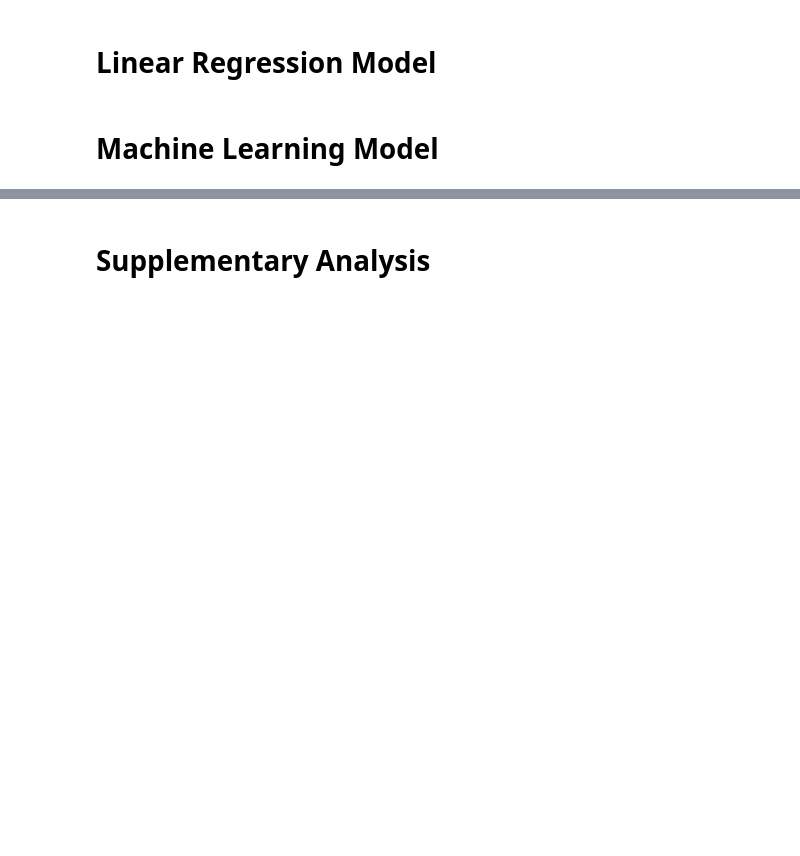
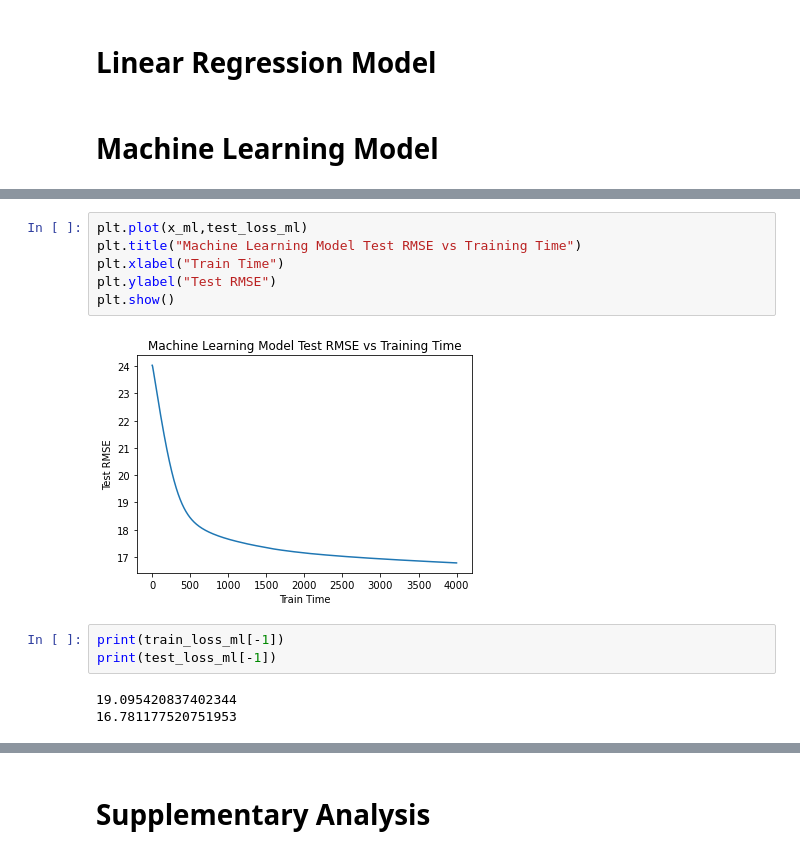
Before and after one commit to zimine/Data200-project, a Jupyter notebook: Final_writeup.ipynb, the cells around one changed output, grey strips where cells are left out. Cells and saved outputs as stored; diff of their text form; blank space fills up the shorter version.

```diff
--- a/Final_writeup.ipynb
+++ b/Final_writeup.ipynb
@@ -402,0 +544,14 @@ NameError: name 'gdf' is not defined
+# %%
+plt.plot(x_ml,test_loss_ml)
+plt.title("Machine Learning Model Test RMSE vs Training Time")
+plt.xlabel("Train Time")
+plt.ylabel("Test RMSE")
+plt.show()
+# %% [output]
+[figure, added]
+# %%
+print(train_loss_ml[-1])
+print(test_loss_ml[-1])
+# %% [output]
+19.095420837402344
+16.781177520751953
```
Also changed, not shown: parts of 32 cells of this notebook.
